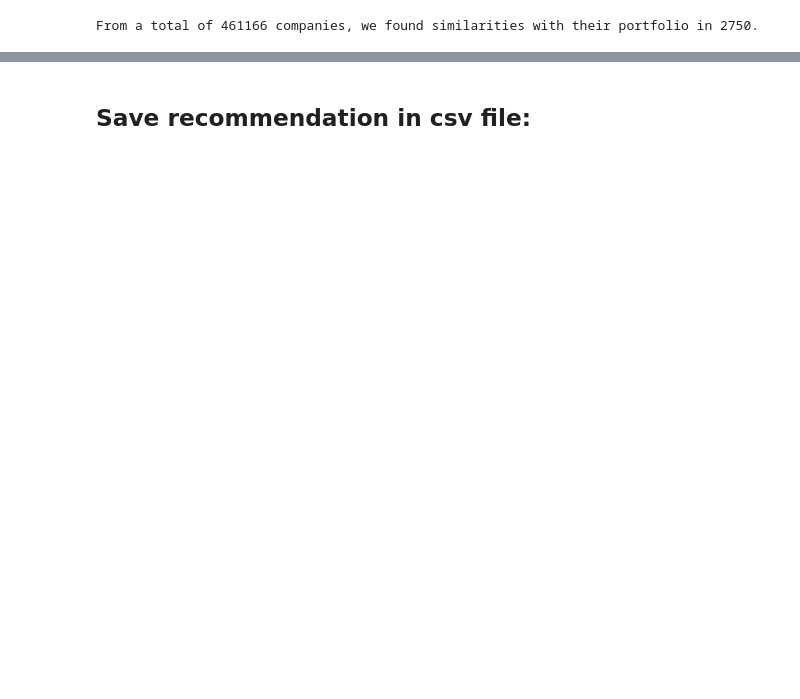
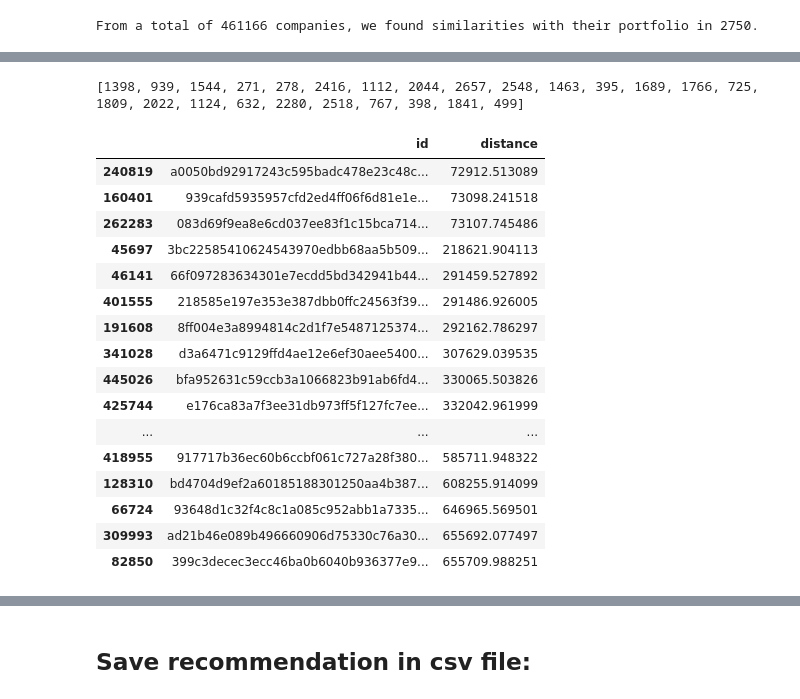
Before and after one commit to codenation-dev/squad-4-ad-data-science-1, a Jupyter notebook: analysis/Class_Recommender_systems.ipynb, the cells around one changed output, grey strips where cells are left out. Saved outputs shown, nothing was run; the diff lists cells and outputs as text; code cells hidden in the pictures; blank space fills up the shorter version.

```diff
--- a/analysis/Class_Recommender_systems.ipynb
+++ b/analysis/Class_Recommender_systems.ipynb
@@ -574,0 +590,3 @@ From a total of 461166 companies, we found similarities with their portfolio in
+# %%
+# Prepare data
+target_top25 = recommendation.drop(['id', 'id_num','cliente'], axis =1)
@@ -574,0 +625,35 @@ From a total of 461166 companies, we found similarities with their portfolio in
+# %%
+# Collection of recommended indexes:
+distances, indices= nbrs.kneighbors([default_customer])
+distances = distances[0].tolist()
+indices = indices[0].tolist()
+print(indices) # These indexes are from the training dataset (target_top25 and recommendation)
+# %% [output]
+[1398, 939, 1544, 271, 278, 2416, 1112, 2044, 2657, 2548, 1463, 395, 1689, 1766, 725, 1809, 2022, 1124, 632, 2280, 2518, 767, 398, 1841, 499]
+# %%
+# Prepare data:
+top25_recommendation = recommendation.iloc[indices]
+top25_recommendation_ids = pd.DataFrame()
+top25_recommendation_ids['id'] = top25_recommendation['id']
+# Euclidean distance from target:
+top25_recommendation_ids['distance'] = distances
+
+top25_recommendation_ids
+# %% [output]
+|  | id | distance |
+| 240819 | a0050bd92917243c595badc478e23c48c... | 72912.513089 |
+| 160401 | 939cafd5935957cfd2ed4ff06f6d81e1e... | 73098.241518 |
+| 262283 | 083d69f9ea8e6cd037ee83f1c15bca714... | 73107.745486 |
+| 45697 | 3bc22585410624543970edbb68aa5b509... | 218621.904113 |
+| 46141 | 66f097283634301e7ecdd5bd342941b44... | 291459.527892 |
+| 401555 | 218585e197e353e387dbb0ffc24563f39... | 291486.926005 |
+| 191608 | 8ff004e3a8994814c2d1f7e5487125374... | 292162.786297 |
+| 341028 | d3a6471c9129ffd4ae12e6ef30aee5400... | 307629.039535 |
+| 445026 | bfa952631c59ccb3a1066823b91ab6fd4... | 330065.503826 |
+| 425744 | e176ca83a7f3ee31db973ff5f127fc7ee... | 332042.961999 |
+| ... | ... | ... |
+| 418955 | 917717b36ec60b6ccbf061c727a28f380... | 585711.948322 |
+| 128310 | bd4704d9ef2a60185188301250aa4b387... | 608255.914099 |
+| 66724 | 93648d1c32f4c8c1a085c952abb1a7335... | 646965.569501 |
+| 309993 | ad21b46e089b496660906d75330c76a30... | 655692.077497 |
+| 82850 | 399c3decec3ecc46ba0b6040b936377e9... | 655709.988251 |
```
Also changed, not shown: parts of 26 cells of this notebook.
